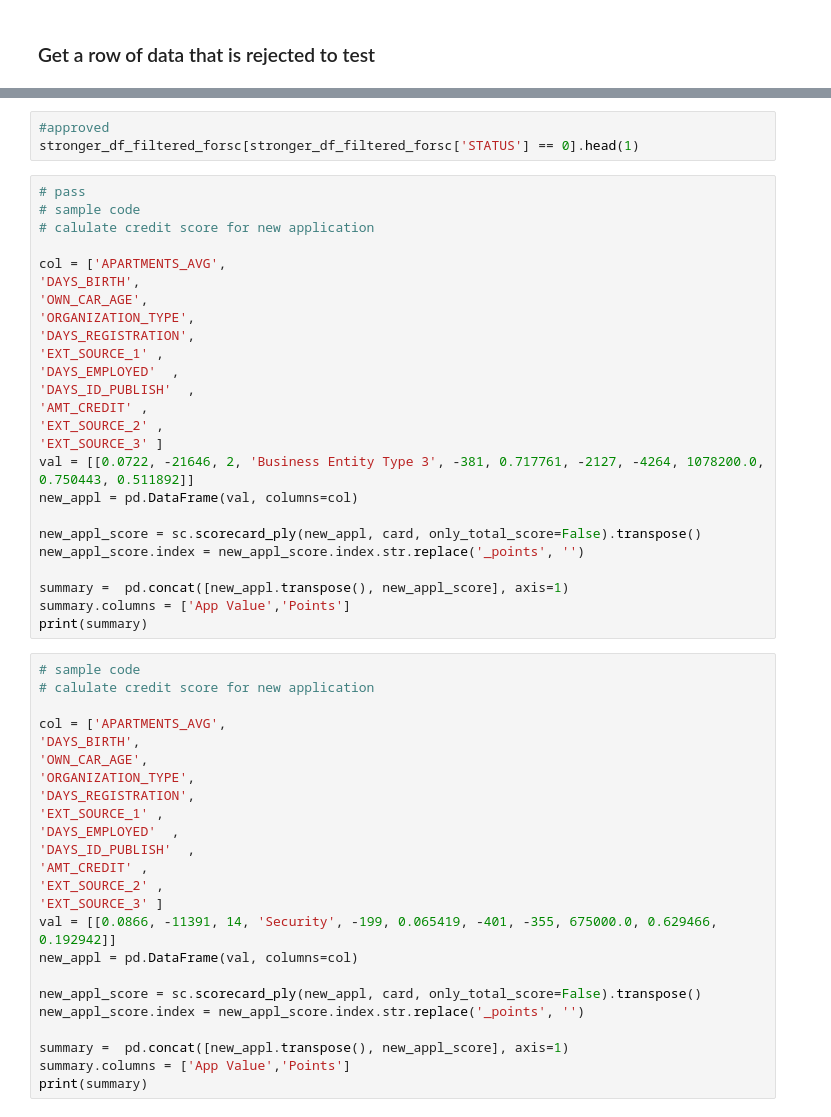
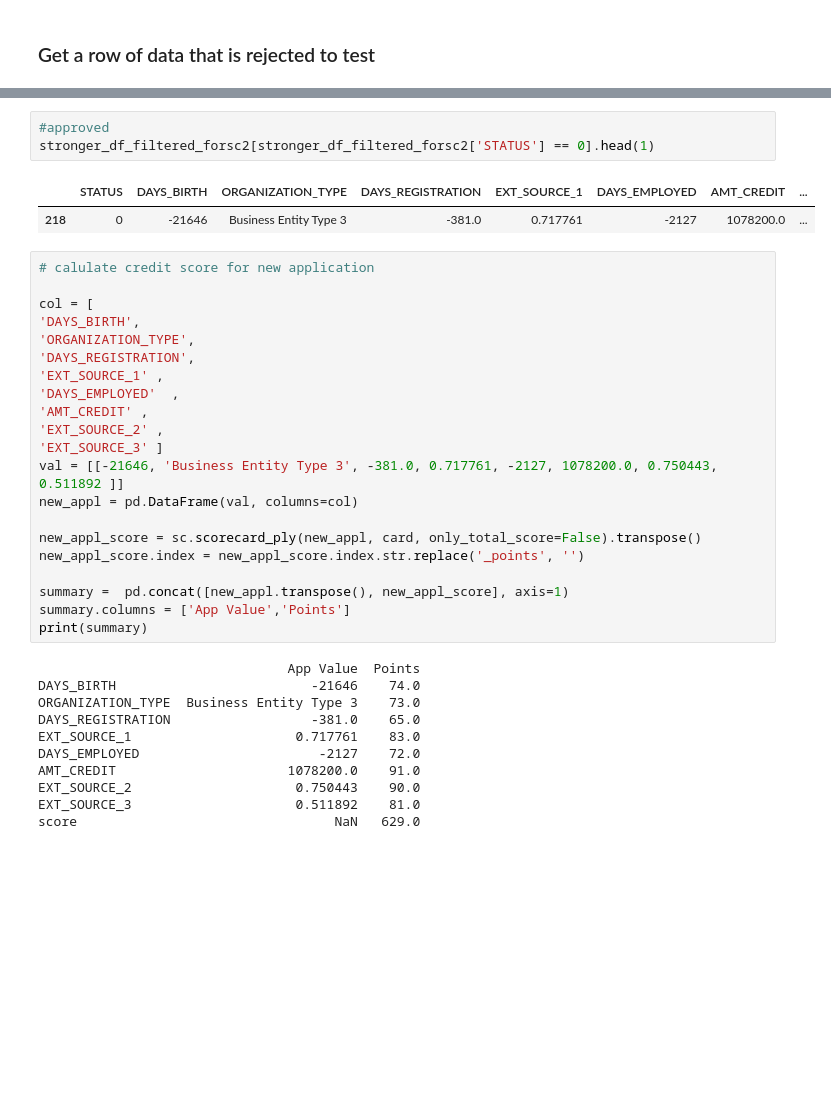
Before and after one commit to traveltheworldwithaflaskoftea/FA_Project, a Jupyter notebook: shiting_draft6.ipynb, the cells around one changed output, grey strips where cells are left out. Cells and saved outputs as stored; diff of their text form; blank space fills up the shorter version.

```diff
--- a/shiting_draft6.ipynb
+++ b/shiting_draft6.ipynb
@@ -1330,23 +1198,22 @@ stronger_df_filtered_forsc[stronger_df_filtered_forsc['STATUS'] == 1].head(1)
 # %%
 #approved
-stronger_df_filtered_forsc[stronger_df_filtered_forsc['STATUS'] == 0].head(1)
+stronger_df_filtered_forsc2[stronger_df_filtered_forsc2['STATUS'] == 0].head(1)
+# %% [output]
+|  | STATUS | DAYS_BIRTH | ORGANIZATION_TYPE | DAYS_REGISTRATION | EXT_SOURCE_1 | DAYS_EMPLOYED | AMT_CREDIT | ... |
+| 218 | 0 | -21646 | Business Entity Type 3 | -381.0 | 0.717761 | -2127 | 1078200.0 | ... |
 # %%
-# pass
-# sample code
 # calulate credit score for new application
 
-col = ['APARTMENTS_AVG',
+col = [
 'DAYS_BIRTH',
-'OWN_CAR_AGE',
 'ORGANIZATION_TYPE',
 'DAYS_REGISTRATION',
 'EXT_SOURCE_1' ,
 'DAYS_EMPLOYED'  ,
-'DAYS_ID_PUBLISH'  ,
 'AMT_CREDIT' ,
 'EXT_SOURCE_2' ,
 'EXT_SOURCE_3' ]
-val = [[0.0722, -21646, 2, 'Business Entity Type 3', -381, 0.717761, -2127, -4264, 1078200.0, 0.750443, 0.511892]]
+val = [[-21646, 'Business Entity Type 3', -381.0, 0.717761, -2127, 1078200.0, 0.750443, 0.511892 ]]
 new_appl = pd.DataFrame(val, columns=col)
 
 new_appl_score = sc.scorecard_ply(new_appl, card, only_total_score=False).transpose()
@@ -1355,27 +1222,14 @@ new_appl_score.index = new_appl_score.index.str.replace('_points', '')
 summary =  pd.concat([new_appl.transpose(), new_appl_score], axis=1)
 summary.columns = ['App Value','Points']
 print(summary)
+# %% [output]
+                                App Value  Points
+DAYS_BIRTH                         -21646    74.0
+ORGANIZATION_TYPE  Business Entity Type 3    73.0
+DAYS_REGISTRATION                  -381.0    65.0
+EXT_SOURCE_1                     0.717761    83.0
+DAYS_EMPLOYED                       -2127    72.0
+AMT_CREDIT                      1078200.0    91.0
+EXT_SOURCE_2                     0.750443    90.0
+EXT_SOURCE_3                     0.511892    81.0
+score                                 NaN   629.0
-# %%
-# sample code
-# calulate credit score for new application
-
-col = ['APARTMENTS_AVG',
-'DAYS_BIRTH',
-'OWN_CAR_AGE',
-'ORGANIZATION_TYPE',
-'DAYS_REGISTRATION',
-'EXT_SOURCE_1' ,
-'DAYS_EMPLOYED'  ,
-'DAYS_ID_PUBLISH'  ,
-'AMT_CREDIT' ,
-'EXT_SOURCE_2' ,
-'EXT_SOURCE_3' ]
-val = [[0.0866, -11391, 14, 'Security', -199, 0.065419, -401, -355, 675000.0, 0.629466, 0.192942]]
-new_appl = pd.DataFrame(val, columns=col)
-
-new_appl_score = sc.scorecard_ply(new_appl, card, only_total_score=False).transpose()
-new_appl_score.index = new_appl_score.index.str.replace('_points', '')
-
-summary =  pd.concat([new_appl.transpose(), new_appl_score], axis=1)
-summary.columns = ['App Value','Points']
-print(summary)
```
Also changed, not shown: parts of 79 cells of this notebook.
